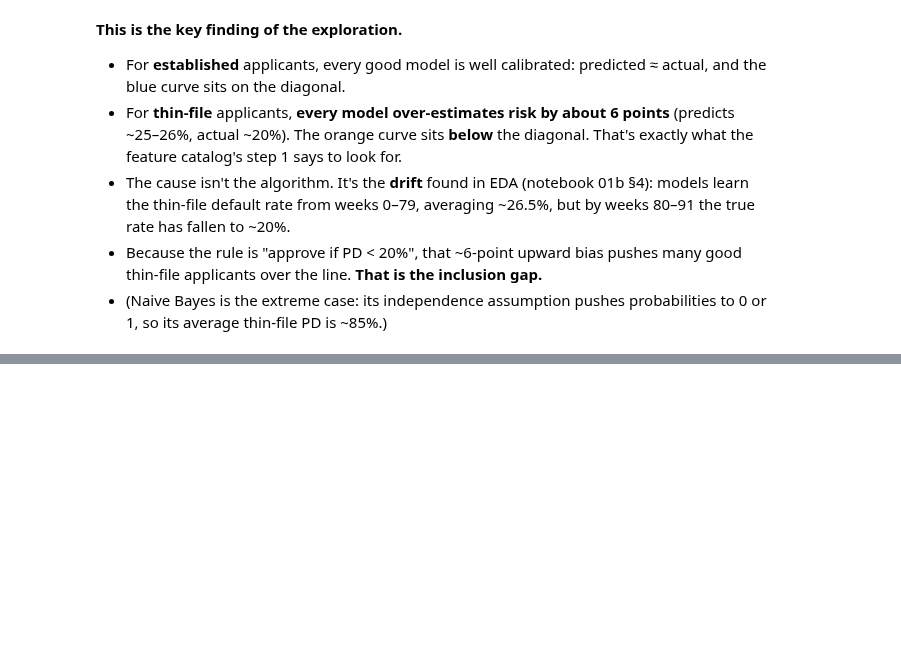
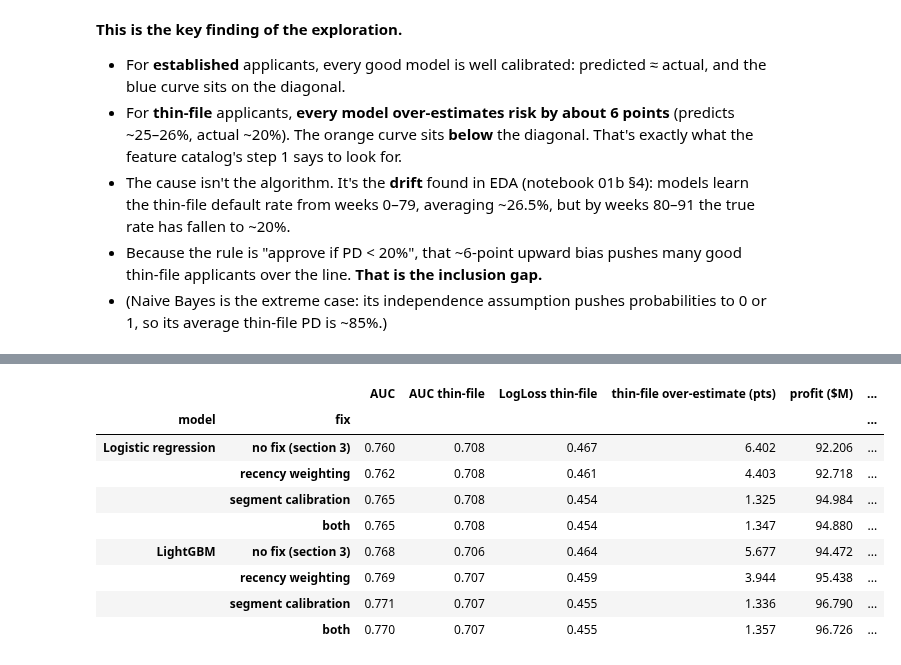
Before and after one commit to Break-Through-Tech/American-Express-1C-second-look-lending, a Jupyter notebook: notebooks/06_ml_algorithms_exploration.ipynb, the cells around one changed output, grey strips where cells are left out. Cells and saved outputs as stored; diff of their text form; code cells hidden in the pictures; blank space fills up the shorter version.

```diff
--- a/notebooks/06_ml_algorithms_exploration.ipynb
+++ b/notebooks/06_ml_algorithms_exploration.ipynb
@@ -349,0 +364,74 @@ plt.show()
+# %%
+weeks_fit = fit["WEEK_NUM"].to_numpy()
+thin_fit = fit["thin_file"].to_numpy() == 1
+CAL_START = 68                       # weeks 68-79 = calibration window: the latest 12 fit weeks
+HALF_LIFE = 26                       # recency weighting: a week 26 weeks older counts half as much
+early, late = weeks_fit < CAL_START, weeks_fit >= CAL_START
+
+
+def recency_weight(weeks, last_week):
+    """Weight 1 for last_week, halving every HALF_LIFE weeks further back."""
+    return 0.5 ** ((last_week - weeks) / HALF_LIFE)
+
+
+def logit(p):
+    return np.log(p / (1 - p))
+
+
+def segment_calibrators(p, y, thin):
+    """Per-segment Platt scaling: a 1-feature logistic regression on the log-odds of the model's PD."""
+    return {seg: LogisticRegression().fit(logit(p[m]).reshape(-1, 1), y[m]) for seg, m in (("thin", thin), ("est", ~thin))}
+
+
+def calibrate(cals, p, thin):
+    """Apply each segment's calibrator to that segment's rows."""
+    out = np.empty_like(p)
+    for seg, m in (("thin", thin), ("est", ~thin)):
+        out[m] = cals[seg].predict_proba(logit(p[m]).reshape(-1, 1))[:, 1]
+    return np.clip(out, 1e-6, 1 - 1e-6)
+
+
+def pd_of(model, X):
+    return np.clip(model.predict_proba(X)[:, 1], 1e-6, 1 - 1e-6)
+
+
+FAMILIES = {   # fresh, identically configured copies of the two shortlisted models from section 2
+    "Logistic regression": lambda: LogisticRegression(max_iter=1000),
+    "LightGBM": lambda: lgb.LGBMClassifier(random_state=SEED, verbose=-1),
+}
+
+fixed = {}     # (model, fix) -> validation PDs
+for name, make in FAMILIES.items():
+    fixed[(name, "no fix (section 3)")] = preds[name]
+
+    # Recency weighting: all fit weeks, recent ones count more
+    m = make().fit(X_fit, y_fit, sample_weight=recency_weight(weeks_fit, weeks_fit.max()))
+    fixed[(name, "recency weighting")] = pd_of(m, X_val)
+
+    # Segment calibration: train on weeks 0-67, calibrate each segment on weeks 68-79
+    m = make().fit(X_fit[early], y_fit[early])
+    cals = segment_calibrators(pd_of(m, X_fit[late]), y_fit[late], thin_fit[late])
+    fixed[(name, "segment calibration")] = calibrate(cals, pd_of(m, X_val), thin_val)
+
+    # Both: recency-weighted training on weeks 0-67, then the same segment calibration
+    m = make().fit(X_fit[early], y_fit[early], sample_weight=recency_weight(weeks_fit[early], CAL_START - 1))
+    cals = segment_calibrators(pd_of(m, X_fit[late]), y_fit[late], thin_fit[late])
+    fixed[(name, "both")] = calibrate(cals, pd_of(m, X_val), thin_val)
+
+# Score every variant the same way as sections 4-6
+rows = []
+for (name, fix), p in fixed.items():
+    pol = policy(y_val, p, thin_val)
+    rows.append({"model": name, "fix": fix,
+                 "AUC": roc_auc_score(y_val, p),
+                 "AUC thin-file": roc_auc_score(y_val[thin_val], p[thin_val]),
+                 "LogLoss thin-file": log_loss(y_val[thin_val], p[thin_val]),
+                 "thin-file over-estimate (pts)": (p[thin_val].mean() - y_val[thin_val].mean()) * 100,
+                 "profit ($M)": pol["profit ($M)"],
+                 "repayers approved % (thin-file)": pol["repayers approved % (thin-file)"],
+                 "inclusion gap (pts)": pol["inclusion gap (pts)"]})
+fix_results = pd.DataFrame(rows).set_index(["model", "fix"])
+print(f"thin-file default rate  calibration weeks 68-79: {y_fit[late & thin_fit].mean():.2%}   "
+      f"validation weeks 80-91: {y_val[thin_val].mean():.2%}")
+fix_results.round(3)
+# %% [output]
@@ -349,0 +439,10 @@ plt.show()
+|  |  | AUC | AUC thin-file | LogLoss thin-file | thin-file over-estimate (pts) | profit ($M) | ... |
+| model | fix |  |  |  |  |  | ... |
+| Logistic regression | no fix (section 3) | 0.760 | 0.708 | 0.467 | 6.402 | 92.206 | ... |
+|  | recency weighting | 0.762 | 0.708 | 0.461 | 4.403 | 92.718 | ... |
+|  | segment calibration | 0.765 | 0.708 | 0.454 | 1.325 | 94.984 | ... |
+|  | both | 0.765 | 0.708 | 0.454 | 1.347 | 94.880 | ... |
+| LightGBM | no fix (section 3) | 0.768 | 0.706 | 0.464 | 5.677 | 94.472 | ... |
+|  | recency weighting | 0.769 | 0.707 | 0.459 | 3.944 | 95.438 | ... |
+|  | segment calibration | 0.771 | 0.707 | 0.455 | 1.336 | 96.790 | ... |
+|  | both | 0.770 | 0.707 | 0.455 | 1.357 | 96.726 | ... |
```
Also changed, not shown: parts of 6 cells of this notebook, 1 other file.
